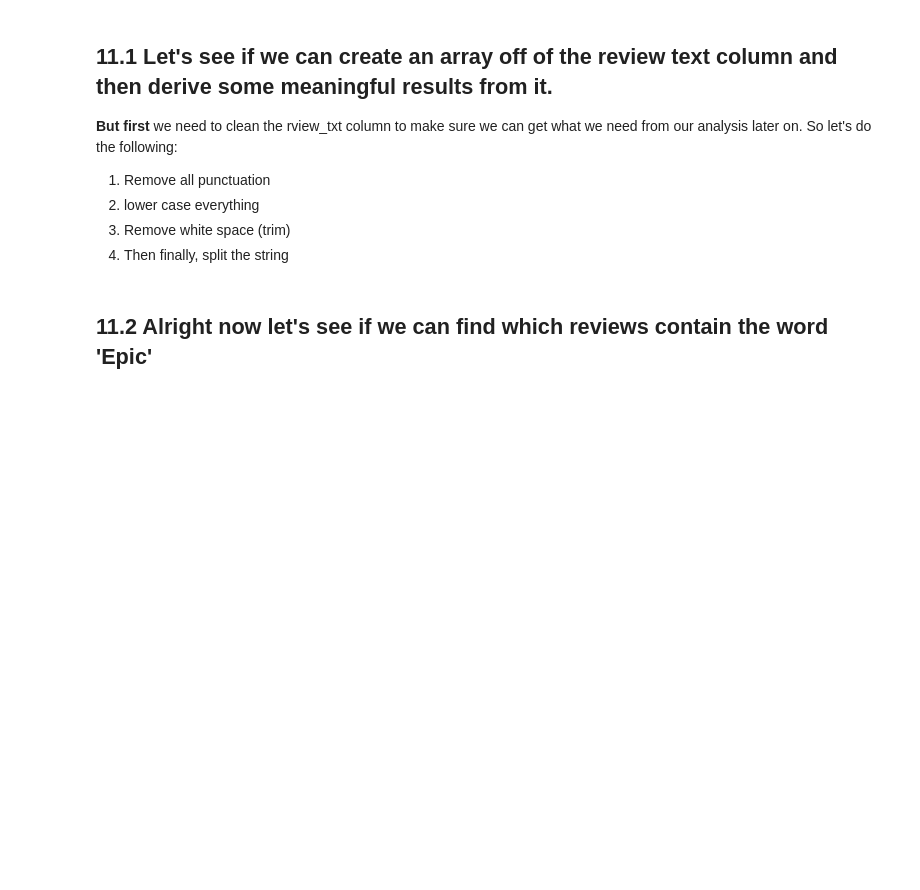
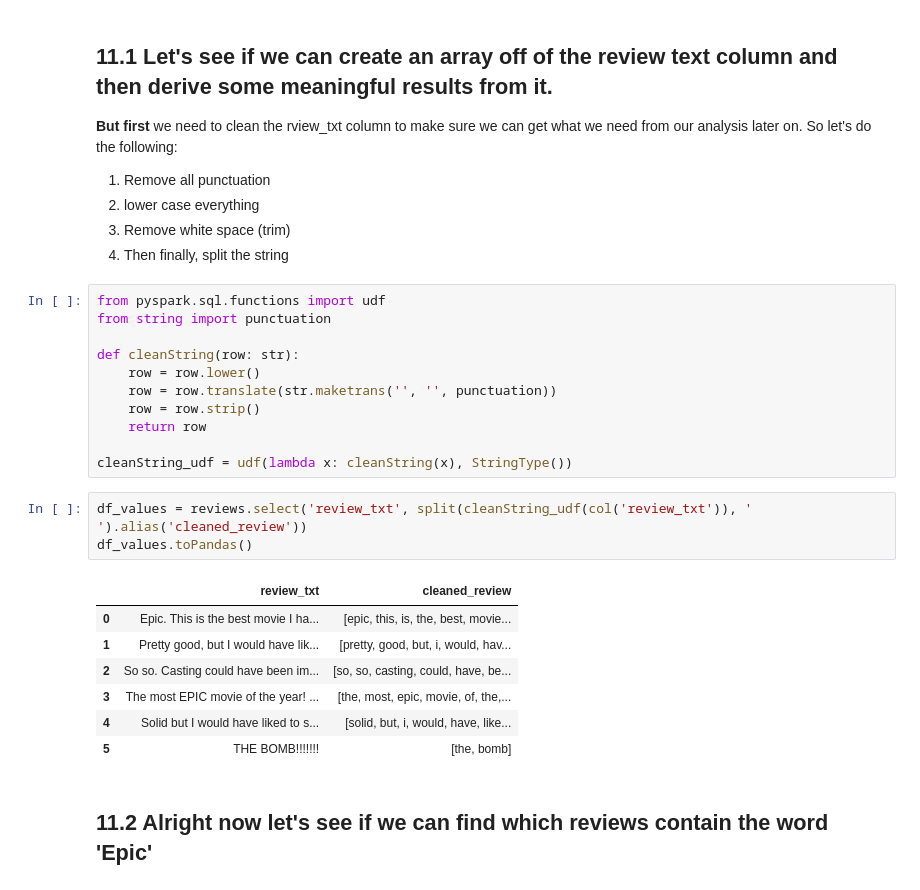
Before and after one commit to gabaghul/pyspark-bigdata-course, a Jupyter notebook: manipulating-dataframe/Manipulating_Data_in_DataFrames_HW.ipynb, the cells around one changed output. Cells and saved outputs as stored; diff of their text form; blank space fills up the shorter version.

```diff
--- a/manipulating-dataframe/Manipulating_Data_in_DataFrames_HW.ipynb
+++ b/manipulating-dataframe/Manipulating_Data_in_DataFrames_HW.ipynb
@@ -408,5 +472,27 @@ reviews.show(6,False)
 2. lower case everything
 3. Remove white space (trim)
 3. Then finally, split the string
+# %%
+from pyspark.sql.functions import udf
+from string import punctuation
+
+def cleanString(row: str):
+    row = row.lower()
+    row = row.translate(str.maketrans('', '', punctuation))
+    row = row.strip()
+    return row
+
+cleanString_udf = udf(lambda x: cleanString(x), StringType())
+# %%
+df_values = reviews.select('review_txt', split(cleanString_udf(col('review_txt')), ' ').alias('cleaned_review'))
+df_values.toPandas()
+# %% [output]
+|  | review_txt | cleaned_review |
+| 0 | Epic. This is the best movie I ha... | [epic, this, is, the, best, movie... |
+| 1 | Pretty good, but I would have lik... | [pretty, good, but, i, would, hav... |
+| 2 | So so. Casting could have been im... | [so, so, casting, could, have, be... |
+| 3 | The most EPIC movie of the year! ... | [the, most, epic, movie, of, the,... |
+| 4 | Solid but I would have liked to s... | [solid, but, i, would, have, like... |
+| 5 | THE BOMB!!!!!!! | [the, bomb] |
 # %% [markdown]
 ## 11.2 Alright now let's see if we can find which reviews contain the word 'Epic'
```
Also changed, not shown: parts of 11 cells of this notebook.
